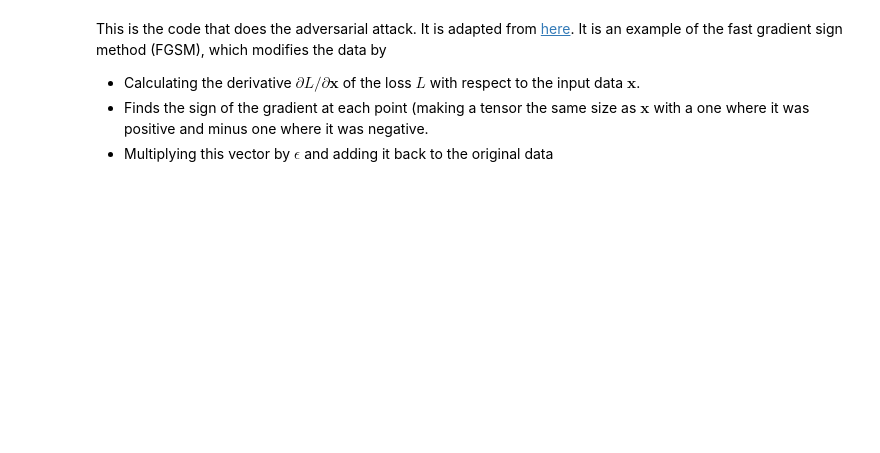
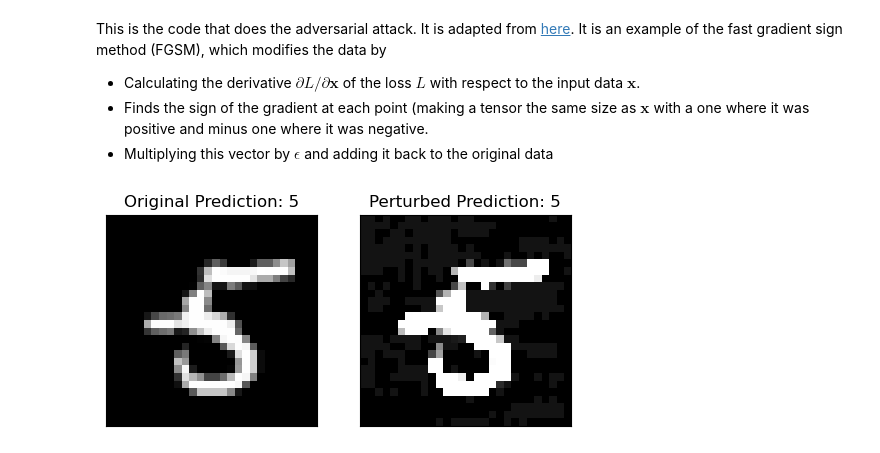
Before and after one commit to udlbook/udlbook, a Jupyter notebook: Notebooks/Chap20/20_4_Adversarial_Attacks.ipynb, the cells around one changed output. Cells and saved outputs as stored; diff of their text form; code cells hidden in the pictures; blank space fills up the shorter version.

```diff
--- a/Notebooks/Chap20/20_4_Adversarial_Attacks.ipynb
+++ b/Notebooks/Chap20/20_4_Adversarial_Attacks.ipynb
@@ -153,14 +306,3 @@ This is the code that does the adversarial attack. It is adapted from [here](htt
 *   Calculating the derivative $\partial L/\partial \mathbf{x}$ of the loss $L$ with respect to the input data $\mathbf{x}$.
 *   Finds the sign of the gradient at each point (making a tensor the same size as $\mathbf{x}$ with a one where it was positive and minus one where it was negative.
 *   Multiplying this vector by $\epsilon$ and adding it back to the original data
-# %%
-# FGSM attack code.
-def fgsm_attack(x, epsilon, dLdx):
-    # TODO -- write this function
-    # Get the sign of the gradient
-    # Add epsilon times the size of gradient to x
-    # Replace this line
-    x_modified = torch.zeros_like(x)
-
-    # Return the perturbed image
-    return x_modified
@@ -167,50 +330,56 @@ def fgsm_attack(x, epsilon, dLdx):
 # %%
+# Number of examples to run the FGSM attack on
 no_examples = 3
-epsilon = 0.5
+epsilon = 0.5  # Perturbation factor
+
+# Loop over the number of examples
 for i in range(no_examples):
-  # Reset gradients
-  optimizer.zero_grad()
+    # Reset gradients
+    optimizer.zero_grad()
 
-  # Get the i'th data example
-  x = example_data[i,:,:,:]
-  # Add an extra dimension back to the beginning
-  x= x[None, :,:,:]
-  x.requires_grad = True
-  # Get the i'th target
-  y = torch.ones(1, dtype=torch.long) * example_targets[i]
+    # Get the i'th data example
+    x = example_data[i].unsqueeze(0)  # Add an extra dimension at the beginning
+    x.requires_grad = True
 
-  # Run the model
-  output = model(x)
-  # Compute the loss
-  loss = F.nll_loss(output, y)
-  # Back propagate
-  loss.backward()
+    # Get the i'th target
+    y = torch.tensor([example_targets[i]], dtype=torch.long)
 
-  # Collect ``datagrad``
-  dLdx = x.grad.data
+    # Run the model
+    output = model(x)
 
-  # Call FGSM Attack
-  x_prime = fgsm_attack(x, epsilon, dLdx)
+    # Compute the loss
+    loss = F.nll_loss(output, y)
 
-  # Re-classify the perturbed image
-  output_prime = model(x_prime)
+    # Back propagate
+    model.zero_grad()  # Zero all existing gradients
+    loss.backward()
 
-  x = x.detach().numpy()
-  fig = plt.figure()
-  plt.subplot(1,2,1)
-  plt.tight_layout()
-  plt.imshow(x[0][0], cmap='gray', interpolation='none')
-  plt.title("Original Prediction: {}".format(
-    output.data.max(1, keepdim=True)[1][0].item()))
-  plt.xticks([])
-  plt.yticks([])
+    # Collect `dLdx`
+    dLdx = x.grad.data
 
-  plt.subplot(1,2,2)
-  plt.tight_layout()
-  plt.imshow(x_prime[0][0].detach().numpy(), cmap='gray', interpolation='none')
-  plt.title("Perturbed Prediction: {}".format(
-    output_prime.data.max(1, keepdim=True)[1][0].item()))
-  plt.xticks([])
-  plt.yticks([])
+    # Call FGSM Attack
+    x_prime = fgsm_attack(x, epsilon, dLdx)
 
-plt.show()
+    # Re-classify the perturbed image
+    output_prime = model(x_prime)
+
+    # Visualizing the original and perturbed images
+    plt.figure(figsize=(6, 3))
+
+    # Original Image
+    plt.subplot(1, 2, 1)
+    plt.imshow(x[0][0].cpu().detach().numpy(), cmap='gray', interpolation='none')
+    plt.title(f"Original Prediction: {output.max(1)[1].item()}")
+    plt.xticks([])
+    plt.yticks([])
+
+    # Perturbed Image
+    plt.subplot(1, 2, 2)
+    plt.imshow(x_prime[0][0].cpu().detach().numpy(), cmap='gray', interpolation='none')
+    plt.title(f"Perturbed Prediction: {output_prime.max(1)[1].item()}")
+    plt.xticks([])
+    plt.yticks([])
+
+    plt.show()
+# %% [output]
+[figure, added]
```
Also changed, not shown: parts of 20 cells of this notebook.
